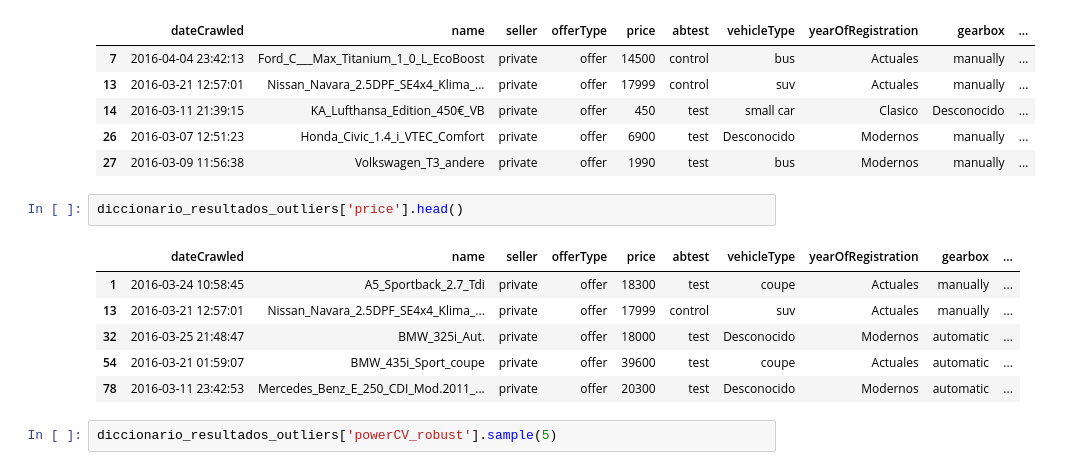
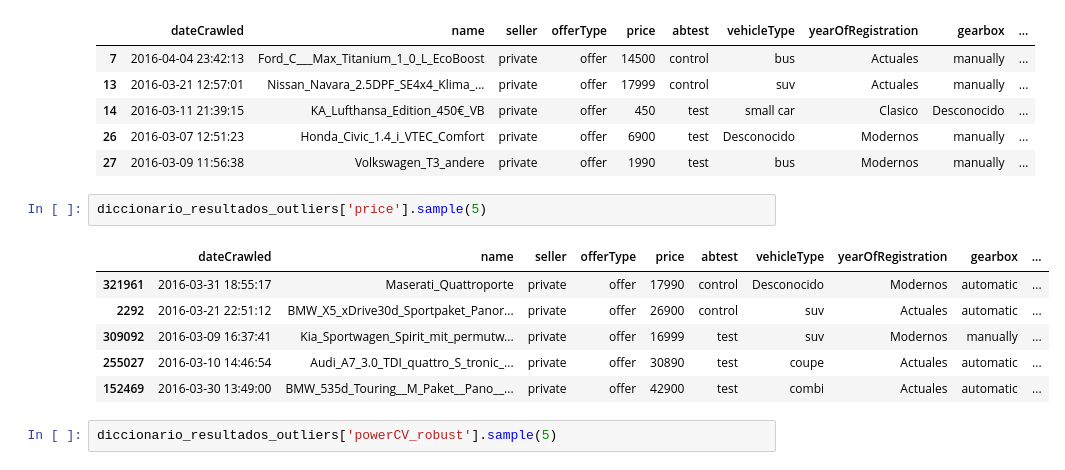
Before and after one commit to ngcarvajall/Lab_EDA_Gestion_Nulos, a Jupyter notebook: laboratorio-modulo7-leccion03-gestion-outiers.ipynb, the cells around one changed output. Drawn from its saved outputs; the diff is of its cells as text.

```diff
--- a/laboratorio-modulo7-leccion03-gestion-outiers.ipynb
+++ b/laboratorio-modulo7-leccion03-gestion-outiers.ipynb
@@ -154,14 +170,14 @@ diccionario_resultados_outliers['kilometer_robust'].head()
 | 26 | 2016-03-07 12:51:23 | Honda_Civic_1.4_i_VTEC_Comfort | private | offer | 6900 | test | Desconocido | Modernos | manually | ... |
 | 27 | 2016-03-09 11:56:38 | Volkswagen_T3_andere | private | offer | 1990 | test | bus | Modernos | manually | ... |
 # %%
-diccionario_resultados_outliers['price'].head()
+diccionario_resultados_outliers['price'].sample(5)
 # %% [output]
 |  | dateCrawled | name | seller | offerType | price | abtest | vehicleType | yearOfRegistration | gearbox | ... |
-| 1 | 2016-03-24 10:58:45 | A5_Sportback_2.7_Tdi | private | offer | 18300 | test | coupe | Actuales | manually | ... |
-| 13 | 2016-03-21 12:57:01 | Nissan_Navara_2.5DPF_SE4x4_Klima_... | private | offer | 17999 | control | suv | Actuales | manually | ... |
-| 32 | 2016-03-25 21:48:47 | BMW_325i_Aut. | private | offer | 18000 | test | Desconocido | Modernos | automatic | ... |
-| 54 | 2016-03-21 01:59:07 | BMW_435i_Sport_coupe | private | offer | 39600 | test | coupe | Actuales | automatic | ... |
-| 78 | 2016-03-11 23:42:53 | Mercedes_Benz_E_250_CDI_Mod.2011_... | private | offer | 20300 | test | Desconocido | Modernos | automatic | ... |
+| 321961 | 2016-03-31 18:55:17 | Maserati_Quattroporte | private | offer | 17990 | control | Desconocido | Modernos | automatic | ... |
+| 2292 | 2016-03-21 22:51:12 | BMW_X5_xDrive30d_Sportpaket_Panor... | private | offer | 26900 | control | suv | Actuales | automatic | ... |
+| 309092 | 2016-03-09 16:37:41 | Kia_Sportwagen_Spirit_mit_permutw... | private | offer | 16999 | test | suv | Modernos | manually | ... |
+| 255027 | 2016-03-10 14:46:54 | Audi_A7_3.0_TDI_quattro_S_tronic_... | private | offer | 30890 | test | coupe | Actuales | automatic | ... |
+| 152469 | 2016-03-30 13:49:00 | BMW_535d_Touring__M_Paket__Pano__... | private | offer | 42900 | test | combi | Actuales | automatic | ... |
 # %%
 diccionario_resultados_outliers['powerCV_robust'].sample(5)
 # %% [output]
```
Also changed, not shown: parts of 27 cells of this notebook.
